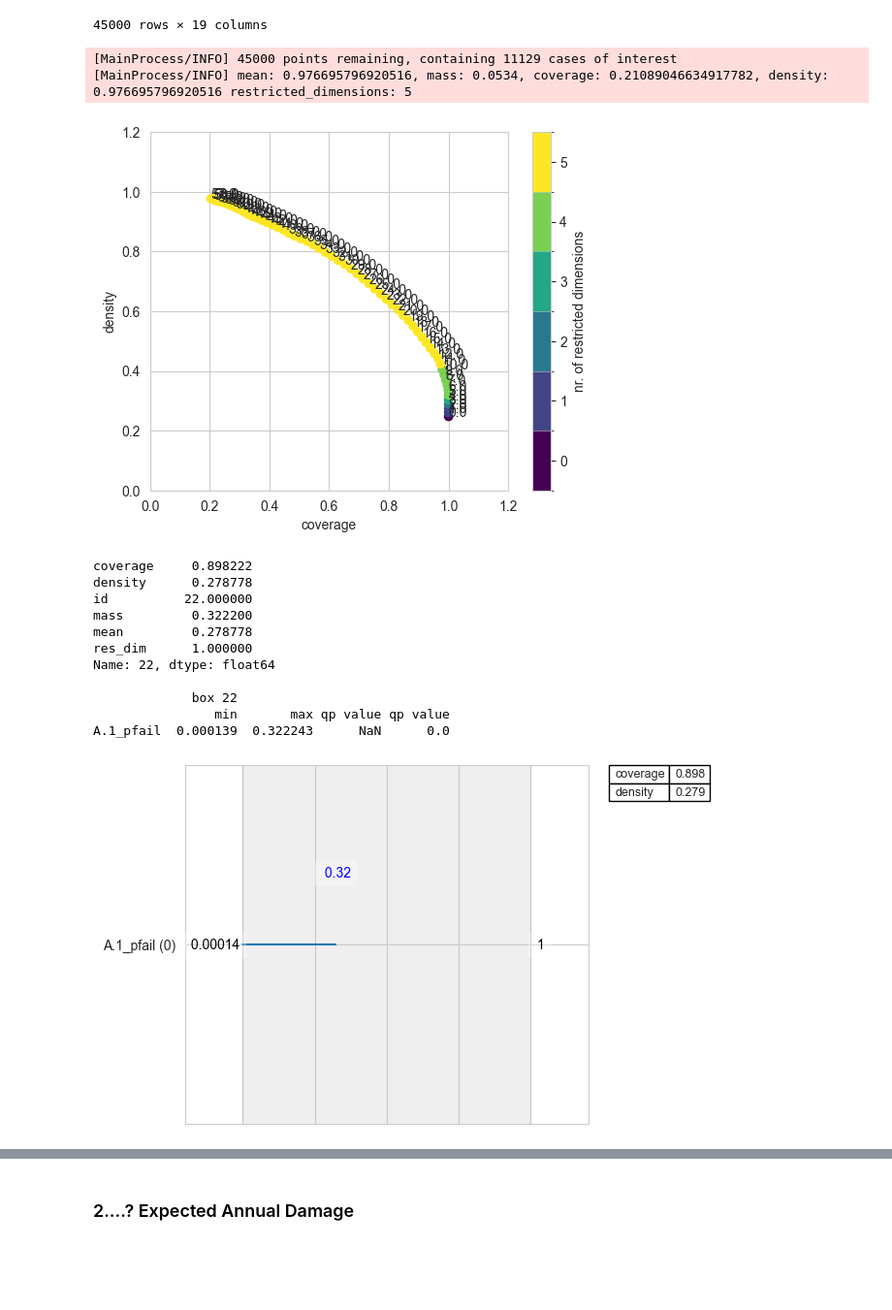
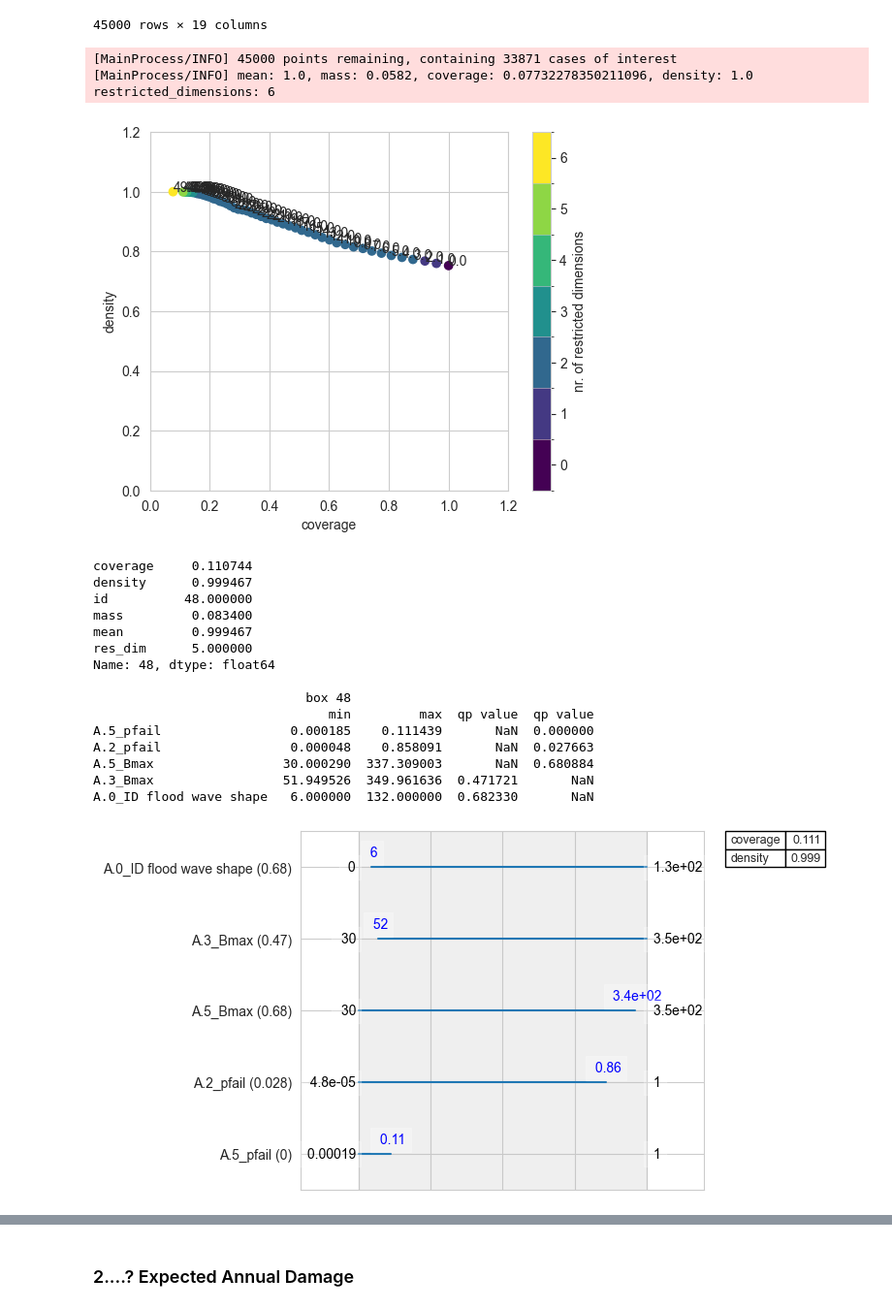
Before and after one commit to BRtudelft/Group1_EPA1361_Model-based_Decision-making, a Jupyter notebook: 4_MORDM_DS_scenario_discovery_&_trade-off_analysis.ipynb, the cells around one changed output, grey strips where cells are left out. Shown at 97% size. Saved outputs shown, nothing was run; the diff lists cells and outputs as text; code cells hidden in the pictures; blank space fills up the shorter version.

```diff
--- a/4_MORDM_DS_scenario_discovery_&_trade-off_analysis.ipynb
+++ b/4_MORDM_DS_scenario_discovery_&_trade-off_analysis.ipynb
@@ -69,7 +69,7 @@ uncertainty_experiments
 # %%
 # applying PRIM to the worst outcomes for the expected number of deaths (highest number of deaths)
 x = uncertainty_experiments
-y = outcomes['Expected Number of Deaths'] < 0.001 #amount of death to be lowest as possible
+y = outcomes['Expected Number of Deaths'] > 0.001 #amount of death to be lowest as possible
 
 prim_alg = prim.Prim(x, y, threshold=0.8)
 box1 = prim_alg.find_box()
@@ -77,24 +77,29 @@ box1 = prim_alg.find_box()
 box1.show_tradeoff(annotated=True)
 plt.show()
 # %% [output]
-[MainProcess/INFO] 45000 points remaining, containing 11129 cases of interest
-[MainProcess/INFO] mean: 0.976695796920516, mass: 0.0534, coverage: 0.21089046634917782, density: 0.976695796920516 restricted_dimensions: 5
+[MainProcess/INFO] 45000 points remaining, containing 33871 cases of interest
+[MainProcess/INFO] mean: 1.0, mass: 0.0582, coverage: 0.07732278350211096, density: 1.0 restricted_dimensions: 6
-[figure, old version]
+[figure, new version]
 # %%
-box1.inspect(22)
-box1.inspect(22, style="graph")
-box1.show_pairs_scatter(22)
+#Yellow
+box1.inspect(48)
+box1.inspect(48, style="graph")
+box1.show_pairs_scatter(48)
 plt.show()
 # %% [output]
-coverage     0.898222
-density      0.278778
-id          22.000000
-mass         0.322200
-mean         0.278778
-res_dim      1.000000
-Name: 22, dtype: float64
+coverage     0.110744
+density      0.999467
+id          48.000000
+mass         0.083400
+mean         0.999467
+res_dim      5.000000
+Name: 48, dtype: float64
 
-             box 22
-                min       max qp value qp value
-A.1_pfail  0.000139  0.322243      NaN      0.0
+                            box 48
+                               min         max  qp value  qp value
+A.5_pfail                 0.000185    0.111439       NaN  0.000000
+A.2_pfail                 0.000048    0.858091       NaN  0.027663
+A.5_Bmax                 30.000290  337.309003       NaN  0.680884
+A.3_Bmax                 51.949526  349.961636  0.471721       NaN
+A.0_ID flood wave shape   6.000000  132.000000  0.682330       NaN
-[figure, old version]
+[figure, new version]
```
Also changed, not shown: parts of 7 cells of this notebook.
